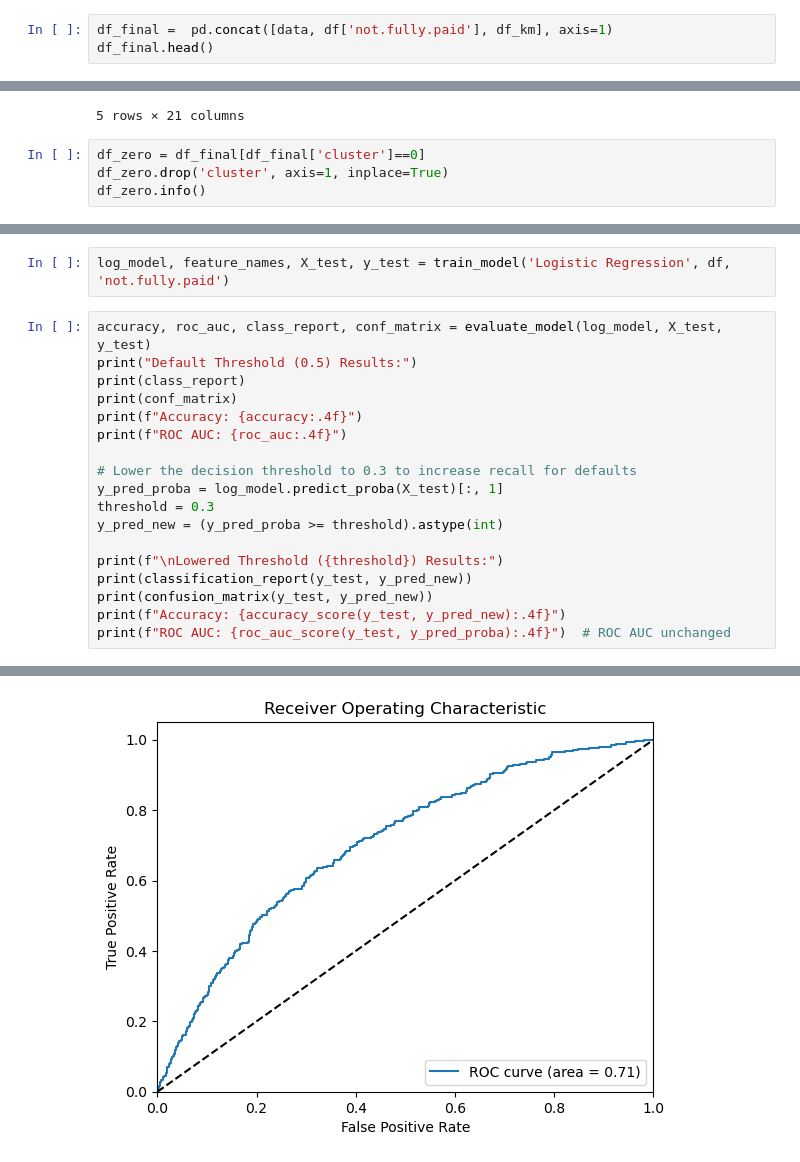
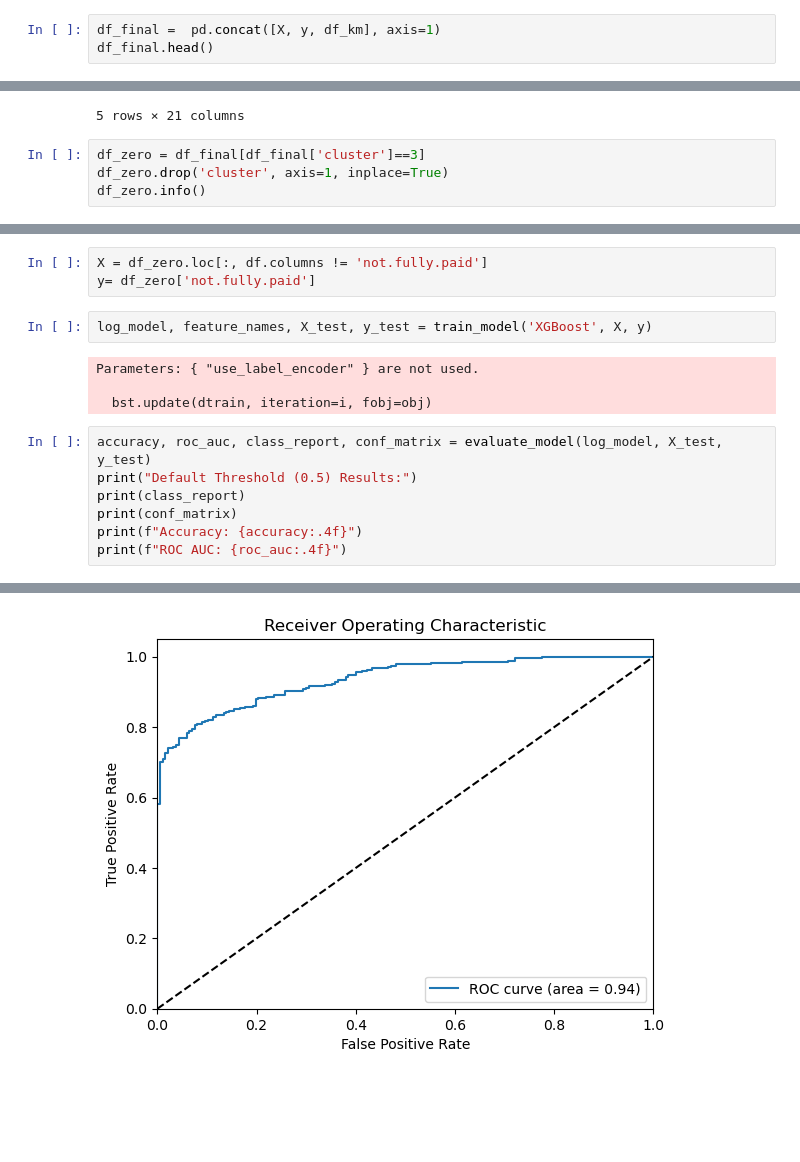
Before and after one commit to EllenVor/Lending-Club, a Jupyter notebook: notebooks/04_LendingClub_clustering.ipynb, the cells around one changed output, grey strips where cells are left out. Cells and saved outputs as stored; diff of their text form; blank space fills up the shorter version.

```diff
--- a/notebooks/04_LendingClub_clustering.ipynb
+++ b/notebooks/04_LendingClub_clustering.ipynb
@@ -93,5 +100,5 @@ df_km
 # %%
-df_final =  pd.concat([data, df['not.fully.paid'], df_km], axis=1)
+df_final =  pd.concat([X, y, df_km], axis=1)
 df_final.head()
 # %% [output]
 |  | credit.policy | int.rate | installment | log.annual.inc | dti | fico | days.with.cr.line | revol.bal | ... |
@@ -102,7 +109,7 @@ df_final.head()
 | 4 | 1.0 | 0.005642 | 0.094378 | 0.537503 | 0.499666 | 0.045833 | 0.222613 | 0.003926 | ... |
 5 rows × 21 columns
 # %%
-df_zero = df_final[df_final['cluster']==0]
+df_zero = df_final[df_final['cluster']==3]
 df_zero.drop('cluster', axis=1, inplace=True)
 df_zero.info()
 # %% [output]
@@ -127,8 +134,15 @@ A value is trying to be set on a copy of a slice from a DataFrame
 
 See the caveats in the documentation: https://pandas.pydata.org/pandas-docs/stable/user_guide/indexing.html#returning-a-view-versus-a-copy
   df_zero.drop('cluster', axis=1, inplace=True)
+# %%
+X = df_zero.loc[:, df.columns != 'not.fully.paid']
+y= df_zero['not.fully.paid']
 # %%
-log_model, feature_names, X_test, y_test = train_model('Logistic Regression', df, 'not.fully.paid')
+log_model, feature_names, X_test, y_test = train_model('XGBoost', X, y)
+# %% [output]
+Parameters: { "use_label_encoder" } are not used.
+
+  bst.update(dtrain, iteration=i, fobj=obj)
 # %%
 accuracy, roc_auc, class_report, conf_matrix = evaluate_model(log_model, X_test, y_test)
 print("Default Threshold (0.5) Results:")
@@ -136,17 +150,6 @@ print(class_report)
 print(conf_matrix)
 print(f"Accuracy: {accuracy:.4f}")
 print(f"ROC AUC: {roc_auc:.4f}")
-
-# Lower the decision threshold to 0.3 to increase recall for defaults
-y_pred_proba = log_model.predict_proba(X_test)[:, 1]
-threshold = 0.3
-y_pred_new = (y_pred_proba >= threshold).astype(int)
-
-print(f"\nLowered Threshold ({threshold}) Results:")
-print(classification_report(y_test, y_pred_new))
-print(confusion_matrix(y_test, y_pred_new))
-print(f"Accuracy: {accuracy_score(y_test, y_pred_new):.4f}")
-print(f"ROC AUC: {roc_auc_score(y_test, y_pred_proba):.4f}")  # ROC AUC unchanged
 # %% [output]
               precision    recall  f1-score   support
 
@@ -164,4 +167,4 @@ ROC AUC: 0.7058
-[figure, old version]
+[figure, new version]
 Default Threshold (0.5) Results:
               precision    recall  f1-score   support
 
```
Also changed, not shown: parts of 8 cells of this notebook, 2 other files.
